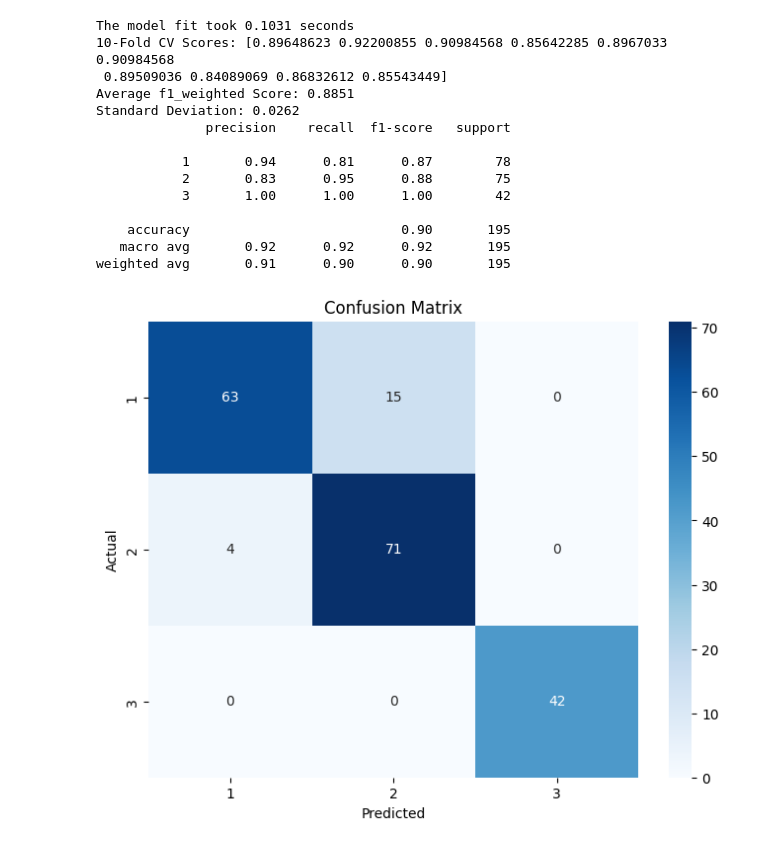
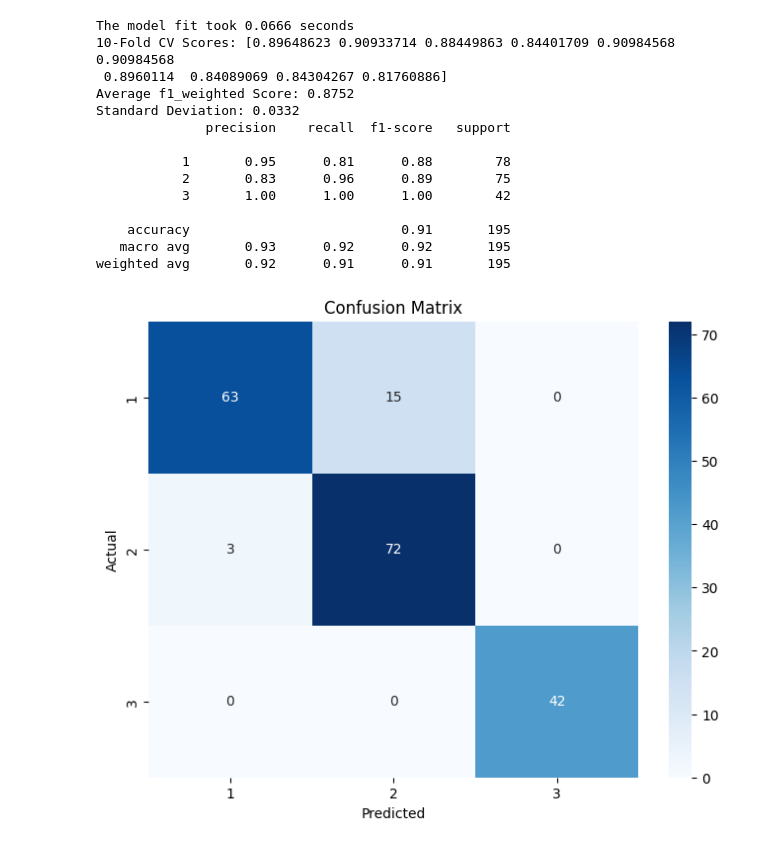
Before and after one commit to tpeter002/machinelearning-tuw, a Jupyter notebook: EX1/gym_members/model_random_forest_gym.ipynb, the cells around one changed output. Drawn from its saved outputs; the diff is of its cells as text; code cells hidden in the pictures.

```diff
--- a/EX1/gym_members/model_random_forest_gym.ipynb
+++ b/EX1/gym_members/model_random_forest_gym.ipynb
@@ -8,40 +9,42 @@ from evaluation import get_results, get_cross_validation_scores
 # %%
-def random_forest_pipeline():
+def random_forest_pipeline(n_est=50):
     """
     Simple random forest pipeline
 
     Loads data, fits random forest, tests relevant metrics
     """
     pp = Preprocessing()
 
     # random forest doesn't require scaling
     X_train, X_test, y_train, y_test = pp.pipeline(PATH, split=True, scale=False, encode_labels=False)
-    rf_model = RandomForestClassifier(n_estimators=100, random_state=42)
+    rf_model = RandomForestClassifier(n_estimators=n_est, random_state=42)
 
     t0 = time.time()
     rf_model.fit(X_train, y_train)
     t1 = time.time()
 
     print(f'The model fit took {t1-t0:.4f} seconds')
 
     y_pred = rf_model.predict(X_test)
     get_cross_validation_scores(rf_model, X_train, y_train)
     get_results(y_test, y_pred, pp.labels)
 
-random_forest_pipeline()
+    return classification_report(y_test, y_pred, output_dict=True)
+
+report = random_forest_pipeline()
 # %% [output]
-The model fit took 0.1031 seconds
-10-Fold CV Scores: [0.89648623 0.92200855 0.90984568 0.85642285 0.8967033  0.90984568
- 0.89509036 0.84089069 0.86832612 0.85543449]
-Average f1_weighted Score: 0.8851
-Standard Deviation: 0.0262
+The model fit took 0.0666 seconds
+10-Fold CV Scores: [0.89648623 0.90933714 0.88449863 0.84401709 0.90984568 0.90984568
+ 0.8960114  0.84089069 0.84304267 0.81760886]
+Average f1_weighted Score: 0.8752
+Standard Deviation: 0.0332
               precision    recall  f1-score   support
 
-           1       0.94      0.81      0.87        78
-           2       0.83      0.95      0.88        75
+           1       0.95      0.81      0.88        78
+           2       0.83      0.96      0.89        75
            3       1.00      1.00      1.00        42
 
-    accuracy                           0.90       195
-   macro avg       0.92      0.92      0.92       195
-weighted avg       0.91      0.90      0.90       195
+    accuracy                           0.91       195
+   macro avg       0.93      0.92      0.92       195
+weighted avg       0.92      0.91      0.91       195
-[figure, old version]
+[figure, new version]
```
Also changed, not shown: parts of 3 cells of this notebook, 3 other files.
